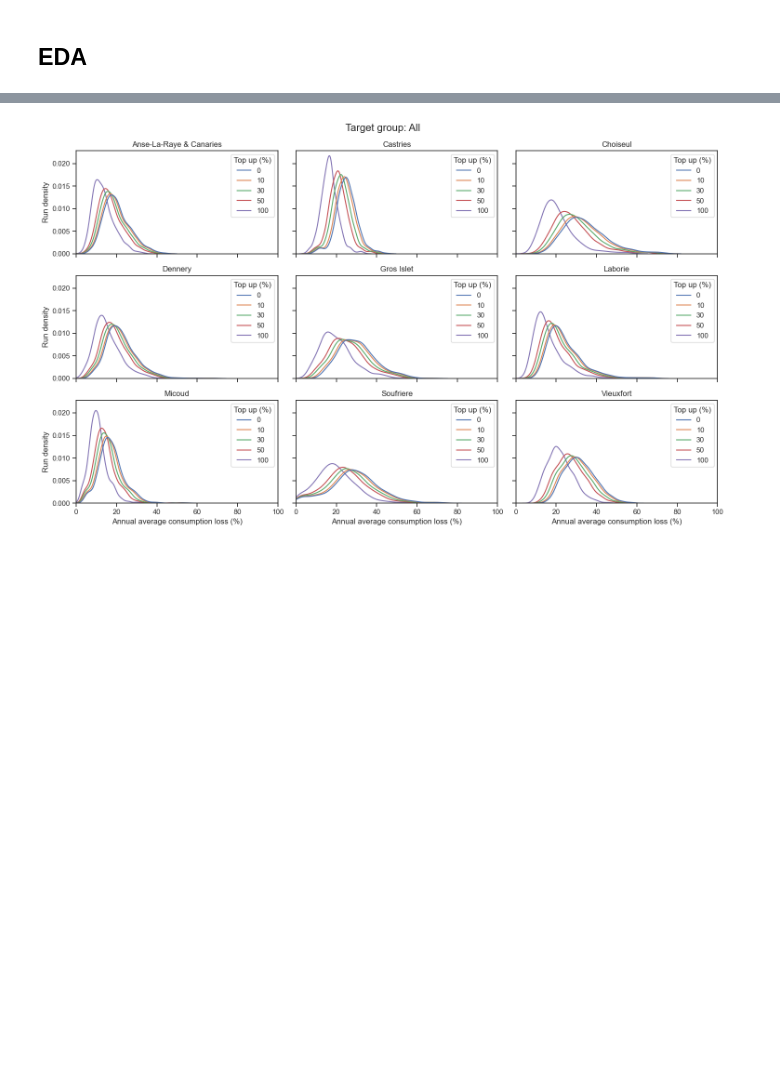
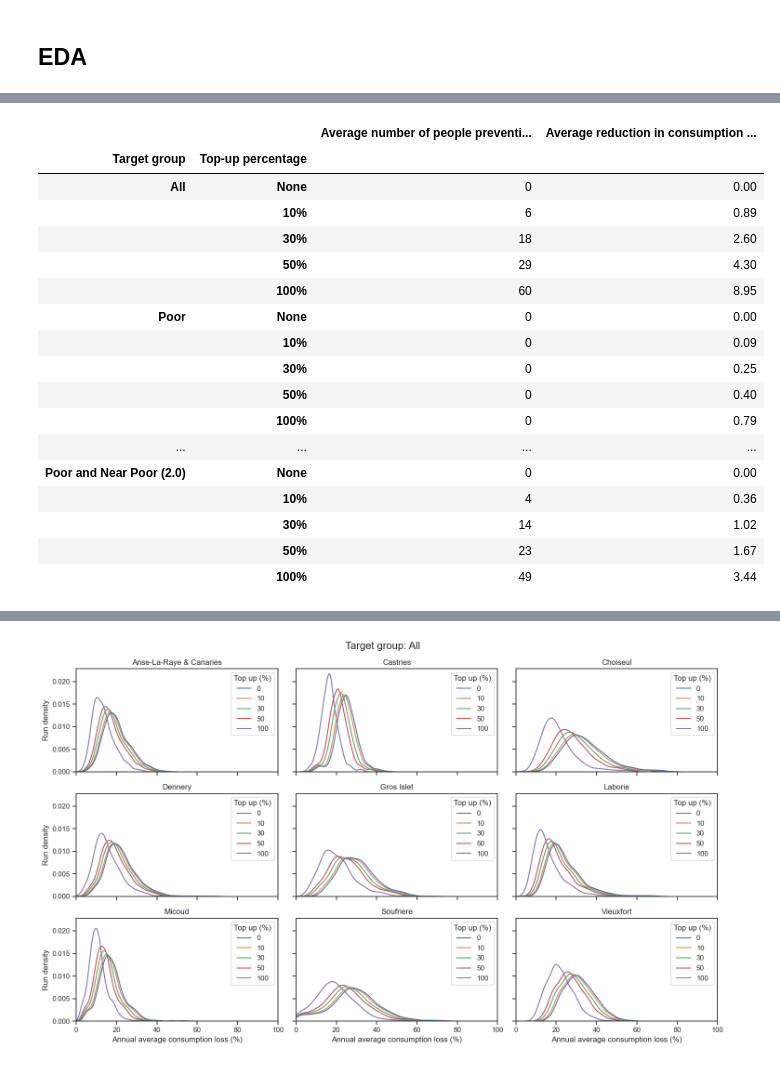
Before and after one commit to mikhailsirenko/unbreakable, a Jupyter notebook: notebooks/policy_analysis.ipynb, the cells around one changed output, grey strips where cells are left out. Cells and saved outputs as stored; diff of their text form; code cells hidden in the pictures; blank space fills up the shorter version.

```diff
--- a/notebooks/policy_analysis.ipynb
+++ b/notebooks/policy_analysis.ipynb
@@ -100,0 +89,38 @@ tab
+# %%
+n_target_groups = 4
+k = 0
+m_top_ups = 4
+for i in range(n_target_groups):
+    x = tab.iloc[k, 0]
+    y = tab.iloc[k, 1]
+    tab.iloc[k, 0] = 0
+    tab.iloc[k, 1] = 0
+    for j in range(k + 1, k + m_top_ups + 1):
+        tab.iloc[j, 0] = x - tab.iloc[j, 0]
+        tab.iloc[j, 1] = y - tab.iloc[j, 1]
+    k += m_top_ups + 1
+
+tab.columns = ['Average number of people preventing from falling into poverty',
+               'Average reduction in consumption loss (%)']
+tab = tab + 0
+# %%
+tab
+# %% [output]
+|  |  | Average number of people preventi... | Average reduction in consumption ... |
+| Target group | Top-up percentage |  |  |
+| All | None | 0 | 0.00 |
+|  | 10% | 6 | 0.89 |
+|  | 30% | 18 | 2.60 |
+|  | 50% | 29 | 4.30 |
+|  | 100% | 60 | 8.95 |
+| Poor | None | 0 | 0.00 |
+|  | 10% | 0 | 0.09 |
+|  | 30% | 0 | 0.25 |
+|  | 50% | 0 | 0.40 |
+|  | 100% | 0 | 0.79 |
+| ... | ... | ... | ... |
+| Poor and Near Poor (2.0) | None | 0 | 0.00 |
+|  | 10% | 4 | 0.36 |
+|  | 30% | 14 | 1.02 |
+|  | 50% | 23 | 1.67 |
+|  | 100% | 49 | 3.44 |
```
Also changed, not shown: parts of 5 cells of this notebook.
